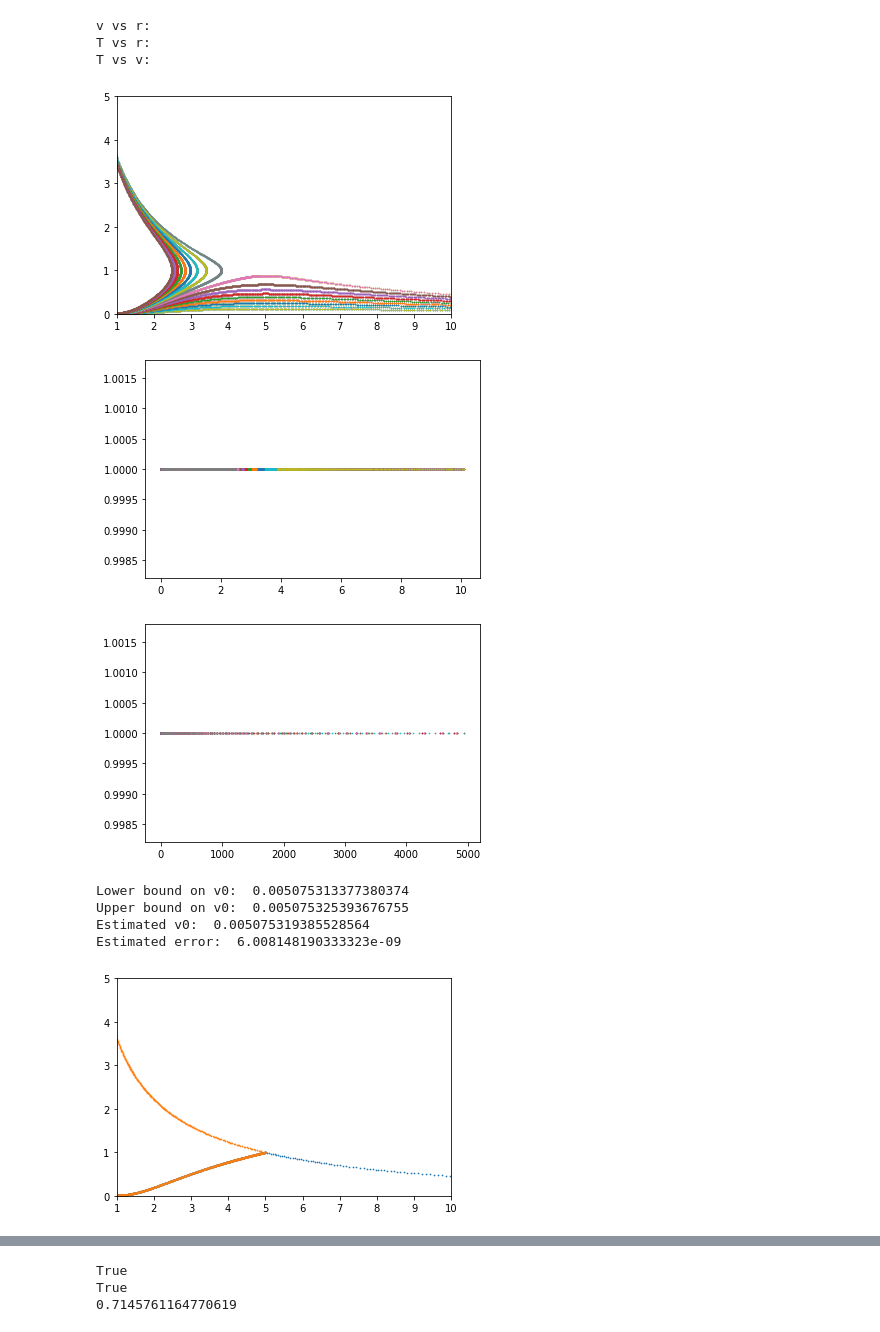
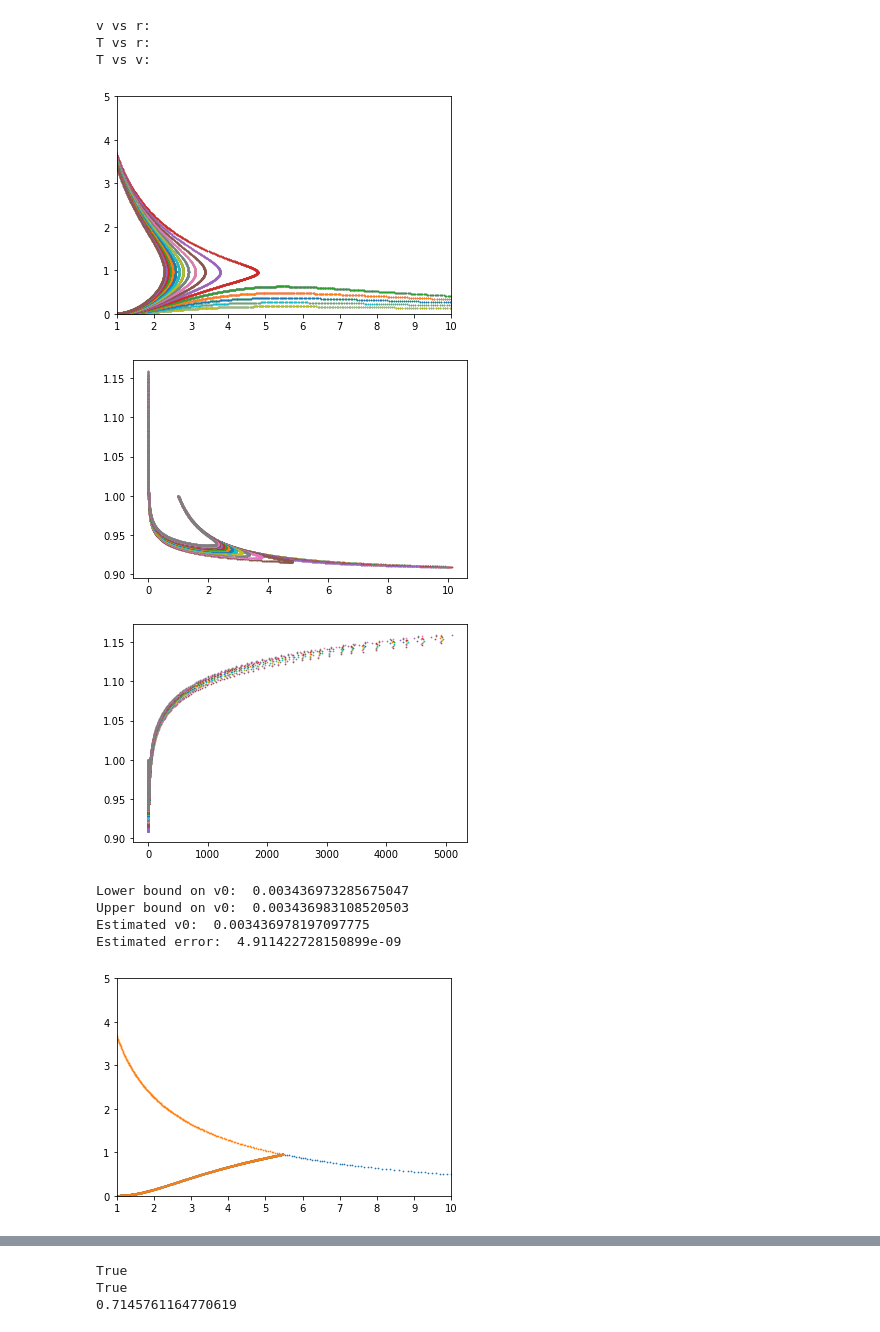
Before and after one commit to bnevs88/neutrino-winds, a Jupyter notebook: neutrino-winds/Adiabatic_wind_solver.ipynb, the cells around one changed output, grey strips where cells are left out. Drawn from its saved outputs; the diff is of its cells as text; code cells hidden in the pictures.

```diff
--- a/neutrino-winds/Adiabatic_wind_solver.ipynb
+++ b/neutrino-winds/Adiabatic_wind_solver.ipynb
@@ -17,9 +23,9 @@ incorporate general EoS, not just gamma law
 # %%
-%matplotlib inline
+%autoreload 2
 import numpy as np
 import matplotlib.pyplot as plt
 import Adiabatic_wind_solver as aws
-s=aws.solver(1,10)
+s=aws.solver(1.01,10)
 s.makePlots(.001,.01,.0005,True,20,5);
 # %% [output]
 v vs r:
@@ -34,17 +40,17 @@ s.makePlots(.001,.01,.0005,False,10,5);
 v vs r:
 T vs r:
 T vs v:
-[figure, old version]
+[figure, new version]
-[figure, old version]
+[figure, new version]
-[figure, old version]
+[figure, new version]
 # %%
-v0avg=s.findV0(.004,.006,.0001)
+v0avg=s.findV0(.001,.006,.0001)
 # %% [output]
-Lower bound on v0:  0.005075313377380374
-Upper bound on v0:  0.005075325393676755
-Estimated v0:  0.005075319385528564
-Estimated error:  6.008148190333323e-09
+Lower bound on v0:  0.003436973285675047
+Upper bound on v0:  0.003436983108520503
+Estimated v0:  0.003436978197097775
+Estimated error:  4.911422728150899e-09
-[figure, old version]
+[figure, new version]
 # %%
 s.makePlot(v0avg,AV=False,xrange=10);
 # %% [output]
```
Also changed, not shown: parts of 8 cells of this notebook, 1 other file.
